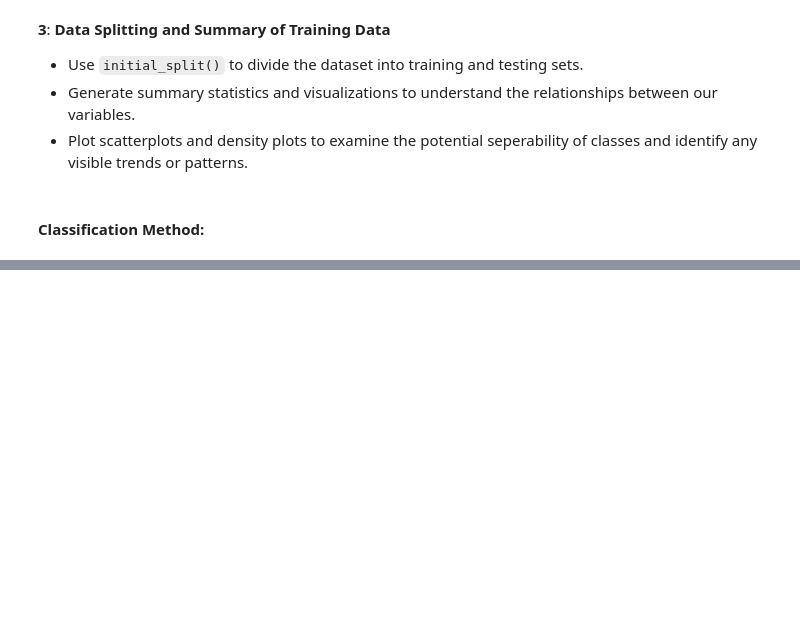
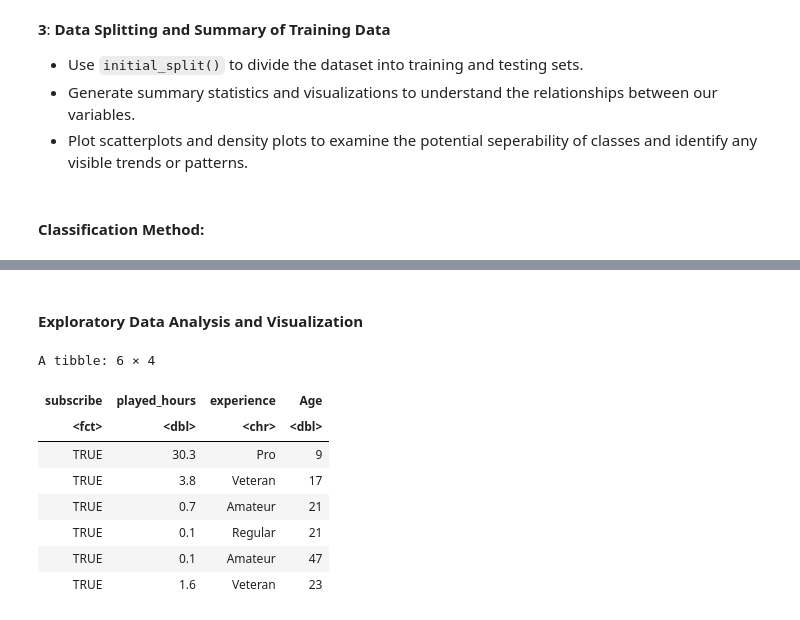
Before and after one commit to AjayAntonio77/DSCI-100-Final-Project, a Jupyter notebook: Individual Project Proposal.ipynb, the cells around one changed output, grey strips where cells are left out. Drawn from its saved outputs; the diff is of its cells as text; code cells hidden in the pictures; blank space fills up the shorter version.

```diff
--- a/Individual Project Proposal.ipynb
+++ b/Individual Project Proposal.ipynb
@@ -150,0 +150,29 @@ The method that I have chosen to address our question of interest
+# %% [markdown]
+#### Exploratory Data Analysis and Visualization
+# %%
+# Importing libraries
+library(tidyverse)
+library(tidymodels)
+library(repr)
+library(RColorBrewer)
+# formatting graphs
+options(repr.plot.width = 12, repr.plot.height = 6)
+
+# We had already demonstrated that the dataset can be loaded into R earlier.
+
+players_new <- players %>%
+    select(subscribe, played_hours, experience, Age) |>
+    filter(!is.na(Age), played_hours > 0) |>
+    mutate(subscribe = as.factor(subscribe))
+
+head(players_new)
+# %% [output]
+A tibble: 6 × 4
+| subscribe | played_hours | experience | Age |
+| <fct> | <dbl> | <chr> | <dbl> |
+| TRUE | 30.3 | Pro | 9 |
+| TRUE | 3.8 | Veteran | 17 |
+| TRUE | 0.7 | Amateur | 21 |
+| TRUE | 0.1 | Regular | 21 |
+| TRUE | 0.1 | Amateur | 47 |
+| TRUE | 1.6 | Veteran | 23 |
```
Also changed, not shown: parts of 9 cells of this notebook.
